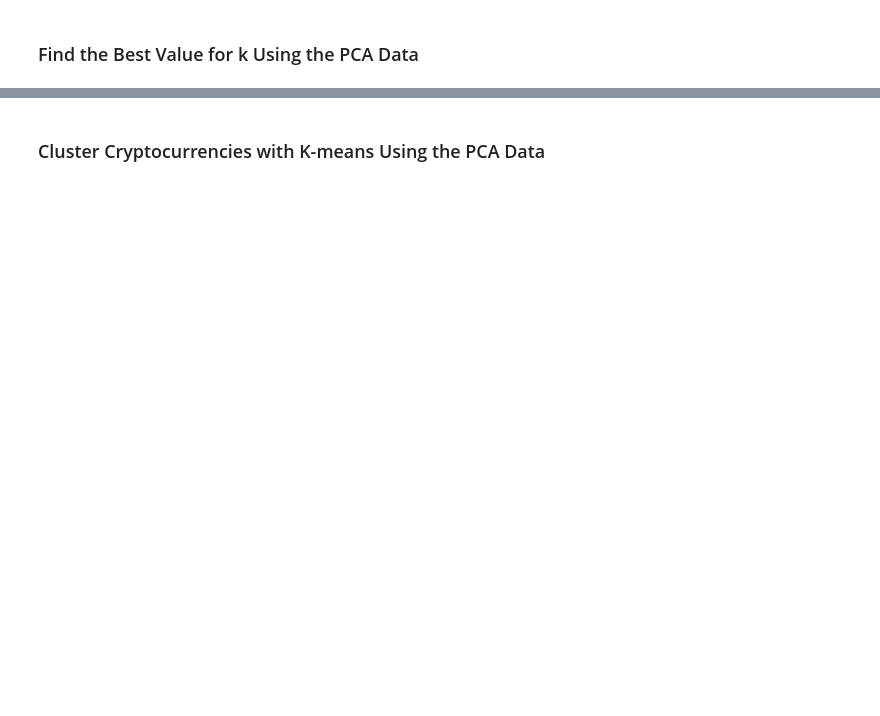
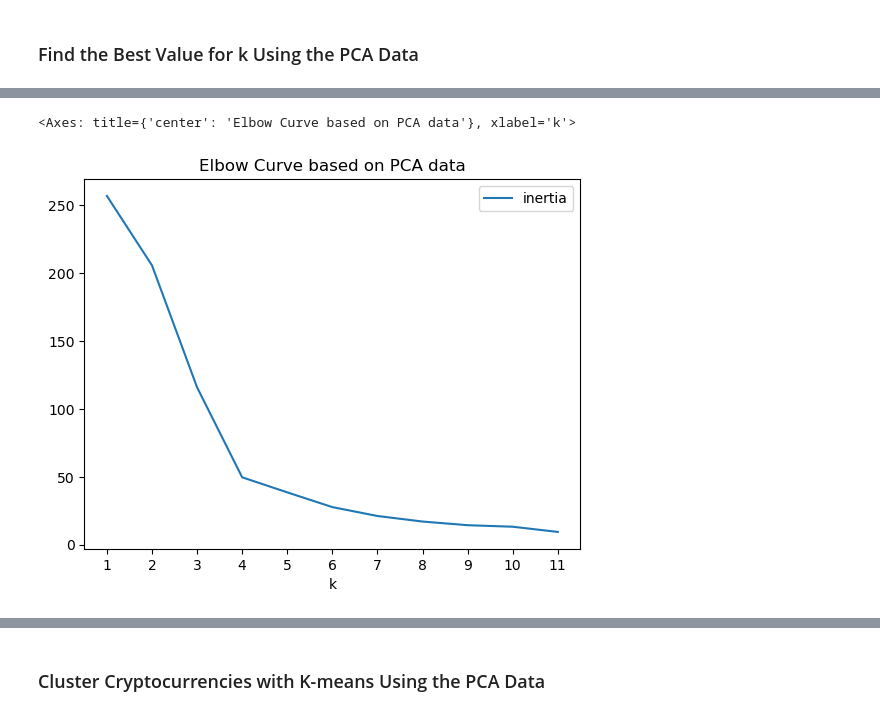
Before and after one commit to elcooney/CryptoClustering, a Jupyter notebook: Crypto_Clustering_COONEY.ipynb, the cells around one changed output, grey strips where cells are left out. Cells and saved outputs as stored; diff of their text form; code cells hidden in the pictures; blank space fills up the shorter version.

```diff
--- a/Crypto_Clustering_COONEY.ipynb
+++ b/Crypto_Clustering_COONEY.ipynb
@@ -297,3 +310,10 @@ display(f"Total of the three components = {sum(pvr)}")
 # %%
 # Plot a line chart with all the inertia values computed with
 # the different values of k to visually identify the optimal value for k.
+df_elbow_2.plot.line(x="k",
+                     y="inertia",
+                     title="Elbow Curve based on PCA data",
+                     xticks=k_values)
+# %% [output]
+<Axes: title={'center': 'Elbow Curve based on PCA data'}, xlabel='k'>
+[figure, added]
```
Also changed, not shown: parts of 9 cells of this notebook.
